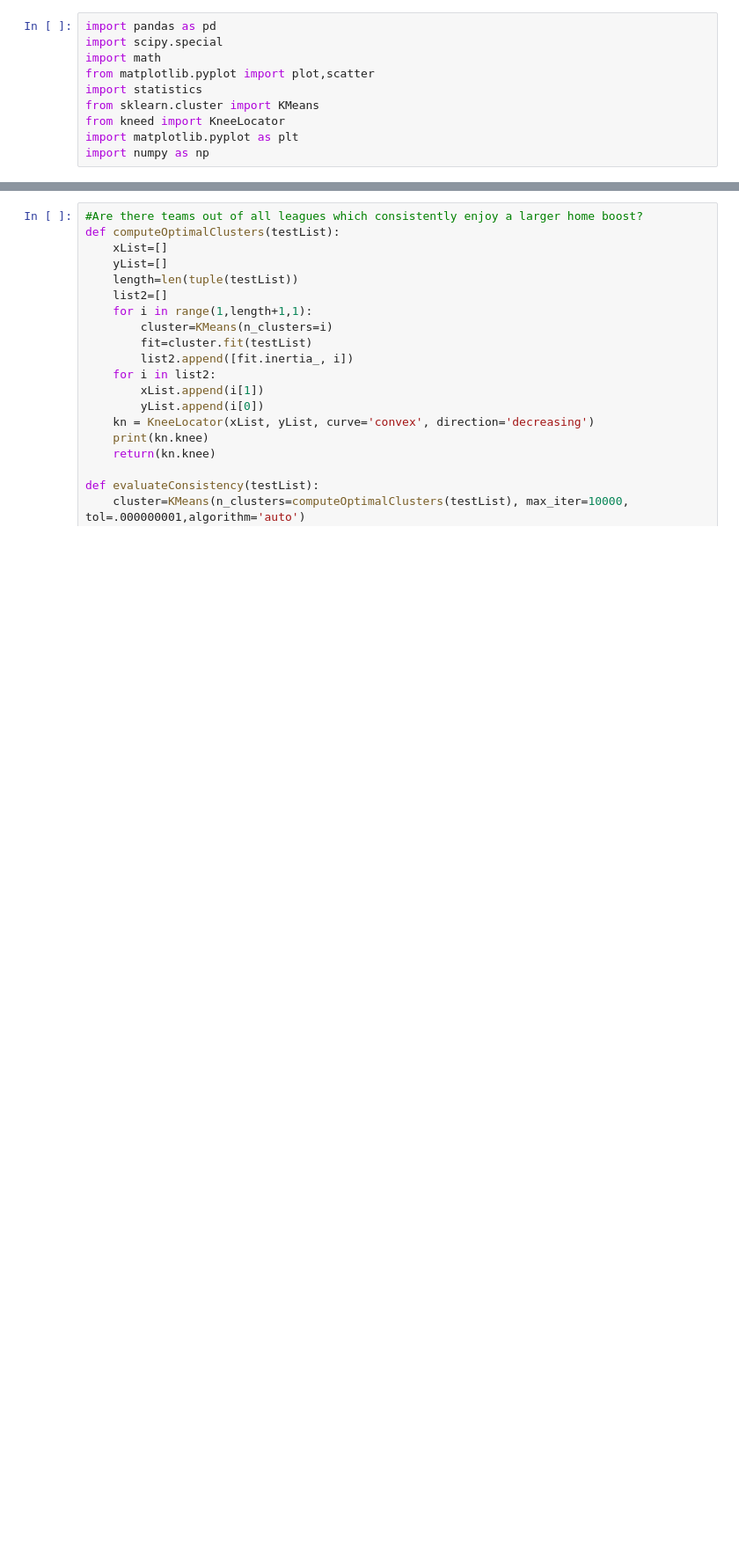
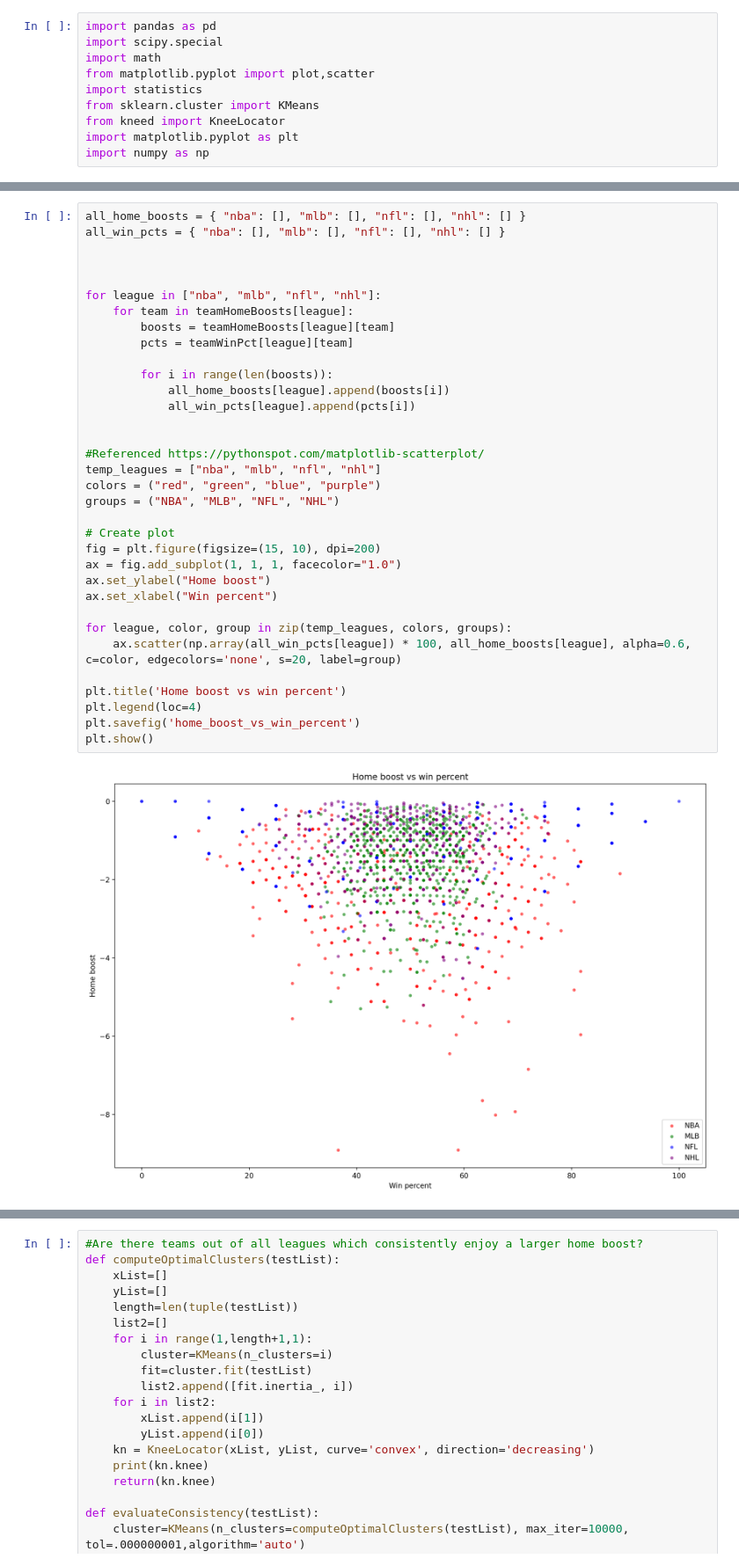
Before and after one commit to vthatte0/MATH199-CHP, a Jupyter notebook: home_boost.ipynb, the cells around one changed output, grey strips where cells are left out. Shown at 88% size. Saved outputs shown, nothing was run; the diff lists cells and outputs as text; blank space fills up the shorter version.

Commit message:
add win pct vs home boost

```diff
--- a/home_boost.ipynb
+++ b/home_boost.ipynb
@@ -239,0 +252,36 @@ NHL mean: -1.1913769199154198
+# %%
+all_home_boosts = { "nba": [], "mlb": [], "nfl": [], "nhl": [] }
+all_win_pcts = { "nba": [], "mlb": [], "nfl": [], "nhl": [] }
+
+
+
+for league in ["nba", "mlb", "nfl", "nhl"]:
+    for team in teamHomeBoosts[league]:
+        boosts = teamHomeBoosts[league][team]
+        pcts = teamWinPct[league][team]
+
+        for i in range(len(boosts)):
+            all_home_boosts[league].append(boosts[i])
+            all_win_pcts[league].append(pcts[i])
+
+
+#Referenced https://pythonspot.com/matplotlib-scatterplot/
+temp_leagues = ["nba", "mlb", "nfl", "nhl"]
+colors = ("red", "green", "blue", "purple")
+groups = ("NBA", "MLB", "NFL", "NHL")
+
+# Create plot
+fig = plt.figure(figsize=(15, 10), dpi=200)
+ax = fig.add_subplot(1, 1, 1, facecolor="1.0")
+ax.set_ylabel("Home boost")
+ax.set_xlabel("Win percent")
+
+for league, color, group in zip(temp_leagues, colors, groups):
+    ax.scatter(np.array(all_win_pcts[league]) * 100, all_home_boosts[league], alpha=0.6, c=color, edgecolors='none', s=20, label=group)
+
+plt.title('Home boost vs win percent')
+plt.legend(loc=4)
+plt.savefig('home_boost_vs_win_percent')
+plt.show()
+# %% [output]
+[figure, added]
```
Also changed, not shown: parts of 7 cells of this notebook, 3 other files.
